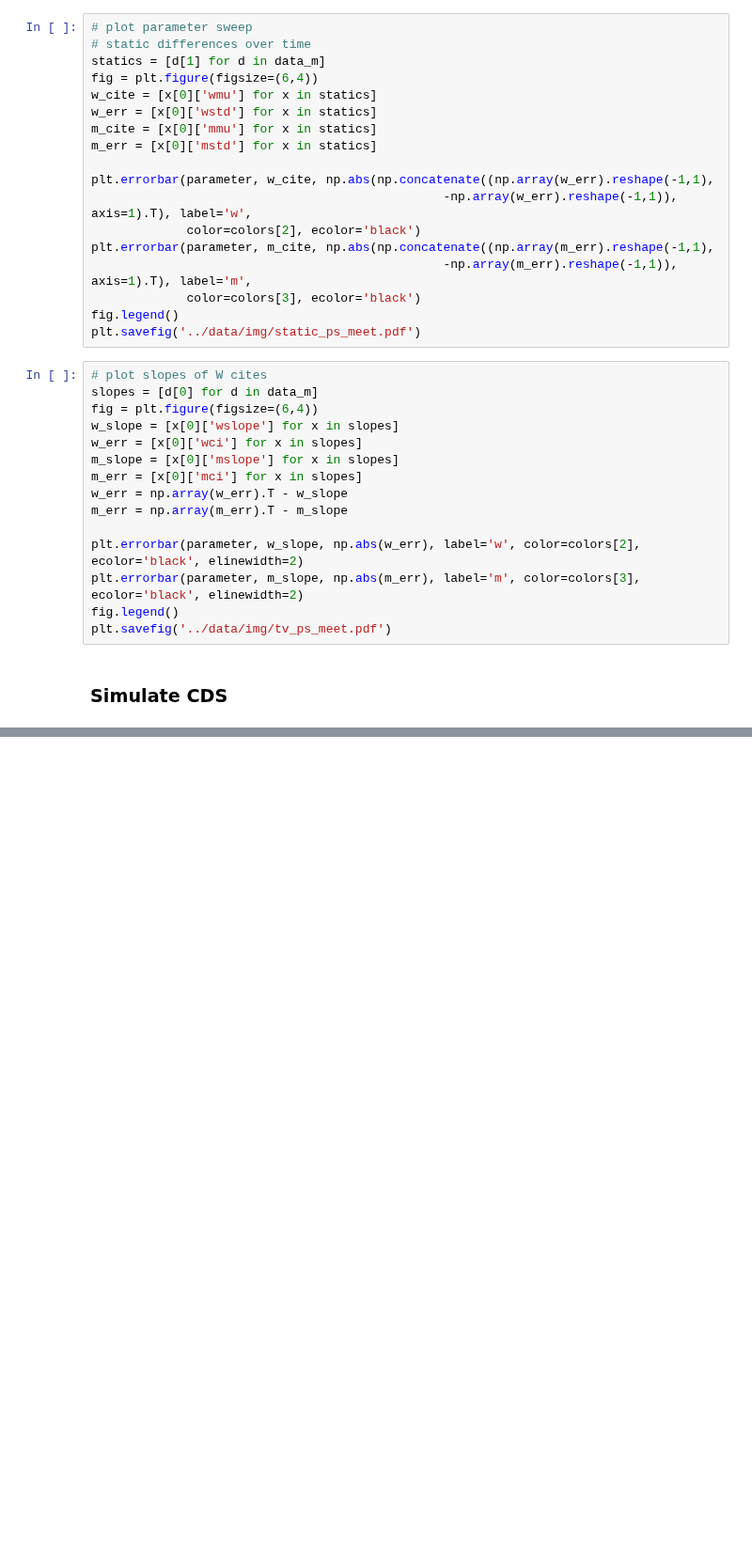
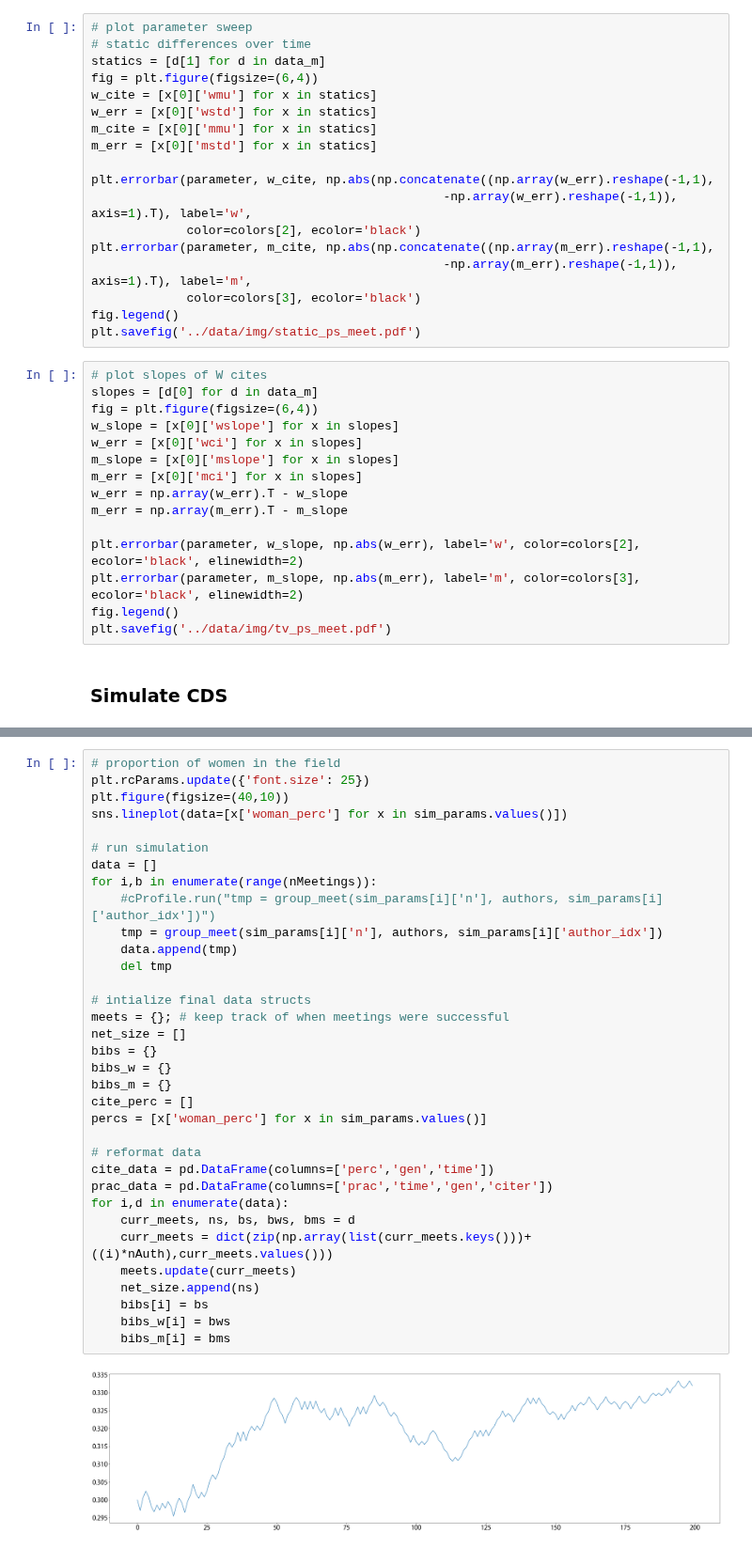
Before and after one commit to jastiso/modeling_citations, a Jupyter notebook: scripts/interventions.ipynb, the cells around one changed output, grey strips where cells are left out. Shown at 94% size. Cells and saved outputs as stored; diff of their text form; blank space fills up the shorter version.

```diff
--- a/scripts/interventions.ipynb
+++ b/scripts/interventions.ipynb
@@ -1384,0 +1473,36 @@ forget_m = (7.1,.02)
+# %%
+# proportion of women in the field
+plt.rcParams.update({'font.size': 25})
+plt.figure(figsize=(40,10))
+sns.lineplot(data=[x['woman_perc'] for x in sim_params.values()])
+
+# run simulation
+data = []
+for i,b in enumerate(range(nMeetings)):
+    #cProfile.run("tmp = group_meet(sim_params[i]['n'], authors, sim_params[i]['author_idx'])")
+    tmp = group_meet(sim_params[i]['n'], authors, sim_params[i]['author_idx'])
+    data.append(tmp)
+    del tmp
+
+# intialize final data structs
+meets = {}; # keep track of when meetings were successful
+net_size = []
+bibs = {}
+bibs_w = {}
+bibs_m = {}
+cite_perc = []
+percs = [x['woman_perc'] for x in sim_params.values()]
+
+# reformat data
+cite_data = pd.DataFrame(columns=['perc','gen','time'])
+prac_data = pd.DataFrame(columns=['prac','time','gen','citer'])
+for i,d in enumerate(data):
+    curr_meets, ns, bs, bws, bms = d
+    curr_meets = dict(zip(np.array(list(curr_meets.keys()))+((i)*nAuth),curr_meets.values()))
+    meets.update(curr_meets)
+    net_size.append(ns)
+    bibs[i] = bs
+    bibs_w[i] = bws
+    bibs_m[i] = bms
+# %% [output]
+[figure, added]
```
Also changed, not shown: parts of 14 cells of this notebook, 1 other file.
